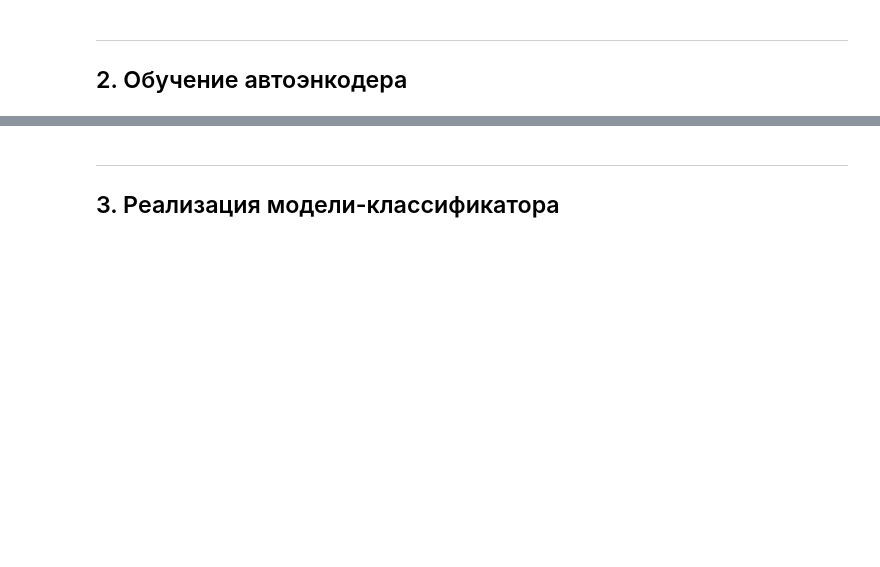
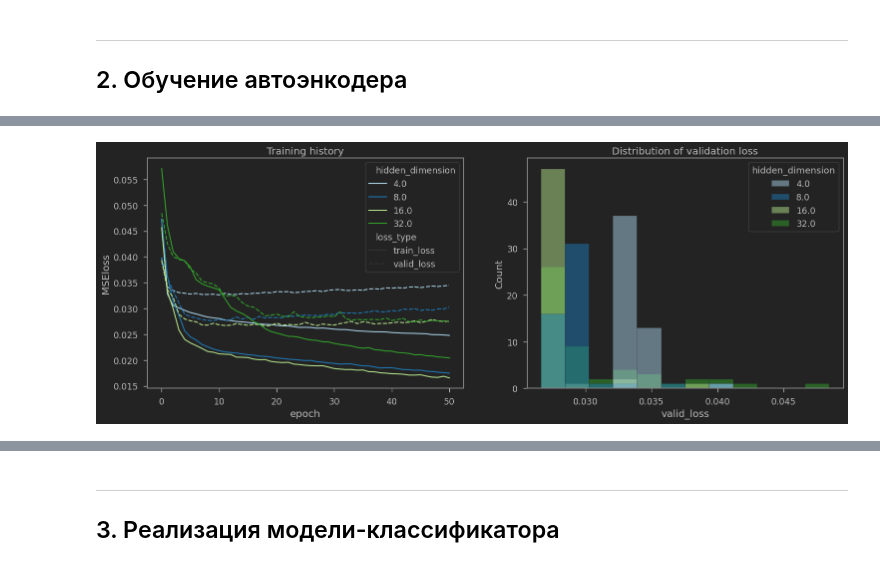
Before and after one commit to NikyParfenov/MIL_CV_pet-case, a Jupyter notebook: MIL_test_case_VGG11.ipynb, the cells around one changed output, grey strips where cells are left out. Drawn from its saved outputs; the diff is of its cells as text; code cells hidden in the pictures; blank space fills up the shorter version.

```diff
--- a/MIL_test_case_VGG11.ipynb
+++ b/MIL_test_case_VGG11.ipynb
@@ -412,0 +354,26 @@ plt.show()
+# %%
+# Plot full history
+history = pd.DataFrame()
+for path in glob.glob('./History/VGGhistory_*.csv'):
+    history = pd.concat([history, pd.read_csv(path, index_col=0, dtype={'train_loss': 'float64', 'valid_loss': 'float64'})], axis=0)
+
+plt.figure(figsize=(18, 6))
+plt.subplot(121)
+sns.lineplot(data=history.melt(id_vars=['hidden_dimension', 'epoch'],
+                               value_vars=['train_loss', 'valid_loss'],
+                               var_name='loss_type',
+                               value_name='MSEloss'),
+             x='epoch',
+             y='MSEloss',
+             hue='hidden_dimension',
+             style='loss_type',
+             palette='Paired',
+            )
+plt.title('Training history')
+
+plt.subplot(122)
+sns.histplot(data=history, x='valid_loss', hue='hidden_dimension', palette='Paired')
+plt.title('Distribution of validation loss')
+plt.show()
+# %% [output]
+[figure, added]
```
Also changed, not shown: parts of 26 cells of this notebook, 15 other files.
